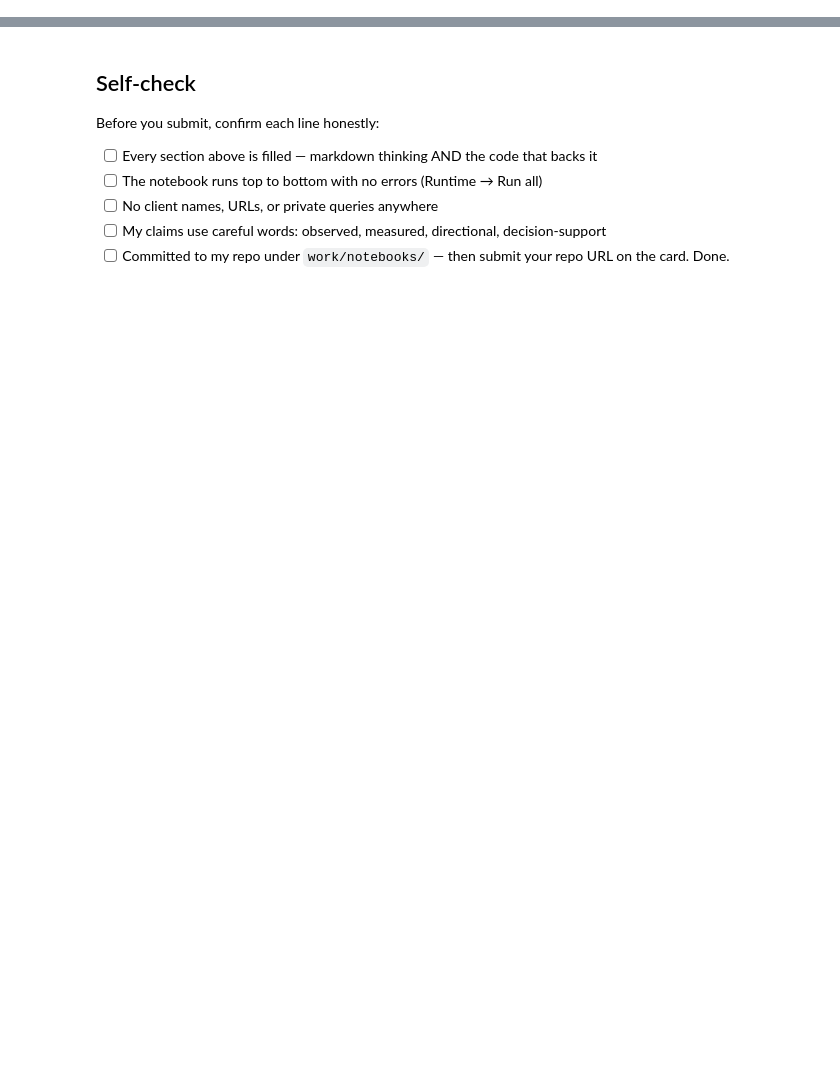
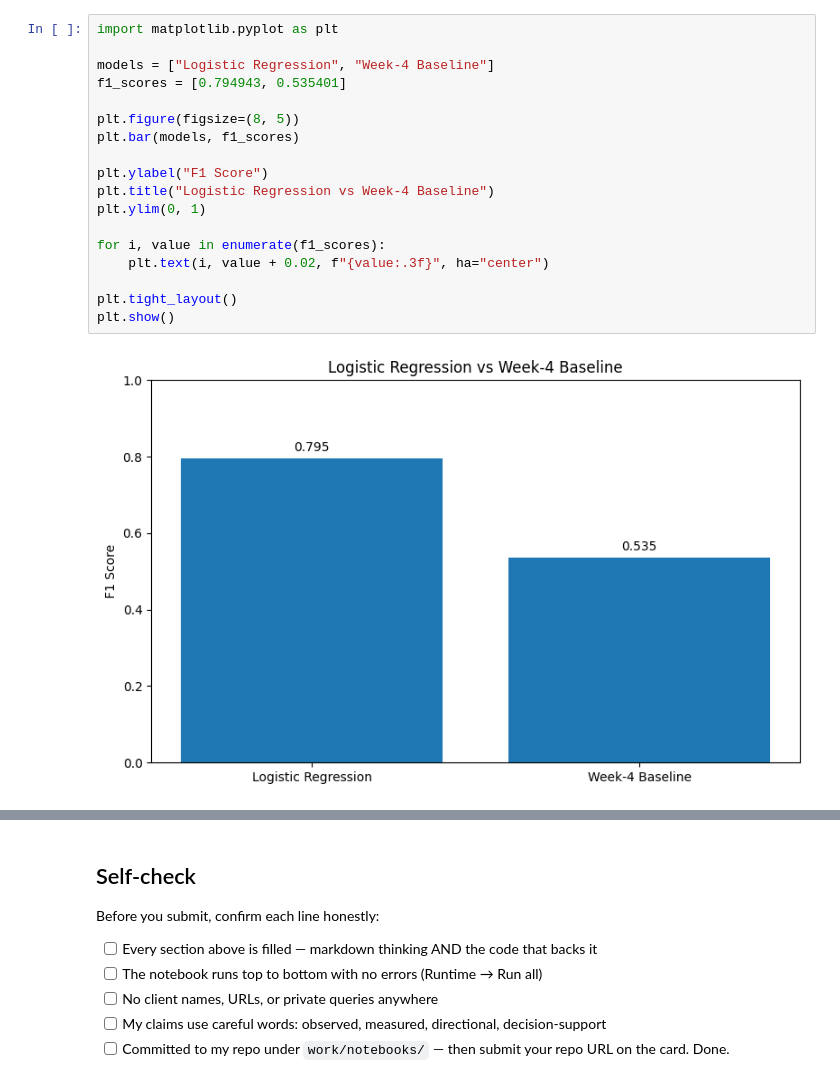
Before and after one commit to kiran162005/flyrank-ml, a Jupyter notebook: work/notebooks/capstone.ipynb, the cells around one changed output, grey strips where cells are left out. Cells and saved outputs as stored; diff of their text form; blank space fills up the shorter version.

```diff
--- a/work/notebooks/capstone.ipynb
+++ b/work/notebooks/capstone.ipynb
@@ -36,0 +202,20 @@ This skeleton is yours to fill. Work the sections **in order** — each one has
+# %%
+import matplotlib.pyplot as plt
+
+models = ["Logistic Regression", "Week-4 Baseline"]
+f1_scores = [0.794943, 0.535401]
+
+plt.figure(figsize=(8, 5))
+plt.bar(models, f1_scores)
+
+plt.ylabel("F1 Score")
+plt.title("Logistic Regression vs Week-4 Baseline")
+plt.ylim(0, 1)
+
+for i, value in enumerate(f1_scores):
+    plt.text(i, value + 0.02, f"{value:.3f}", ha="center")
+
+plt.tight_layout()
+plt.show()
+# %% [output]
+[figure, added]
```
Also changed, not shown: parts of 15 cells of this notebook.
